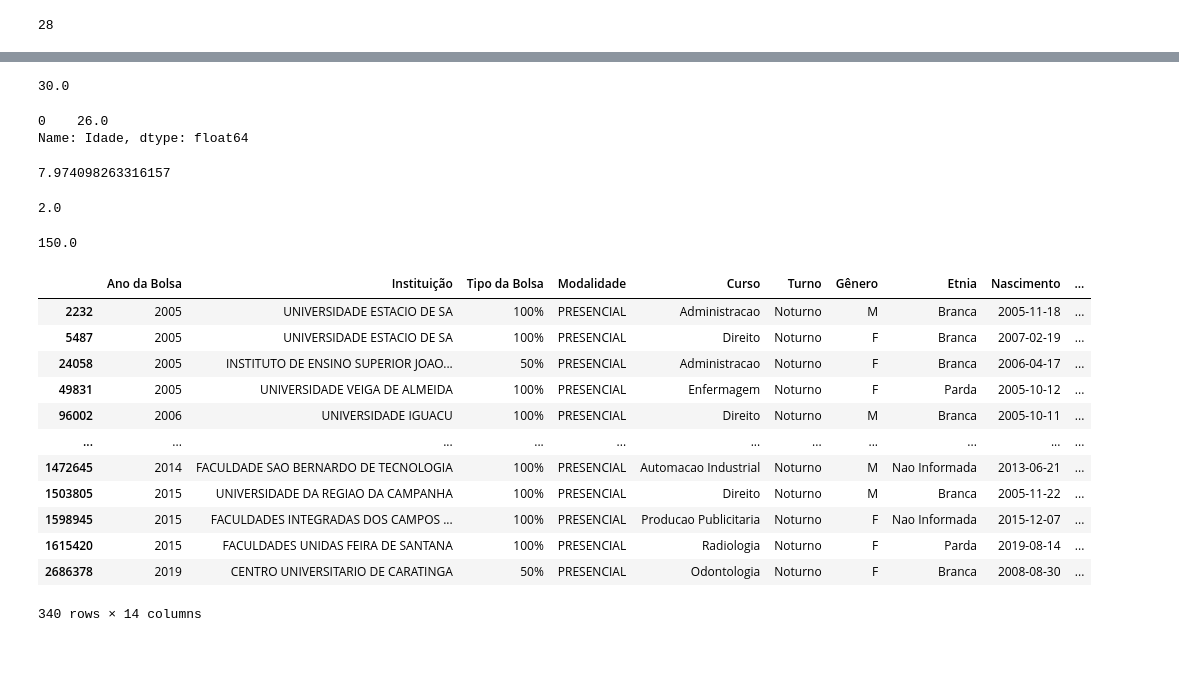
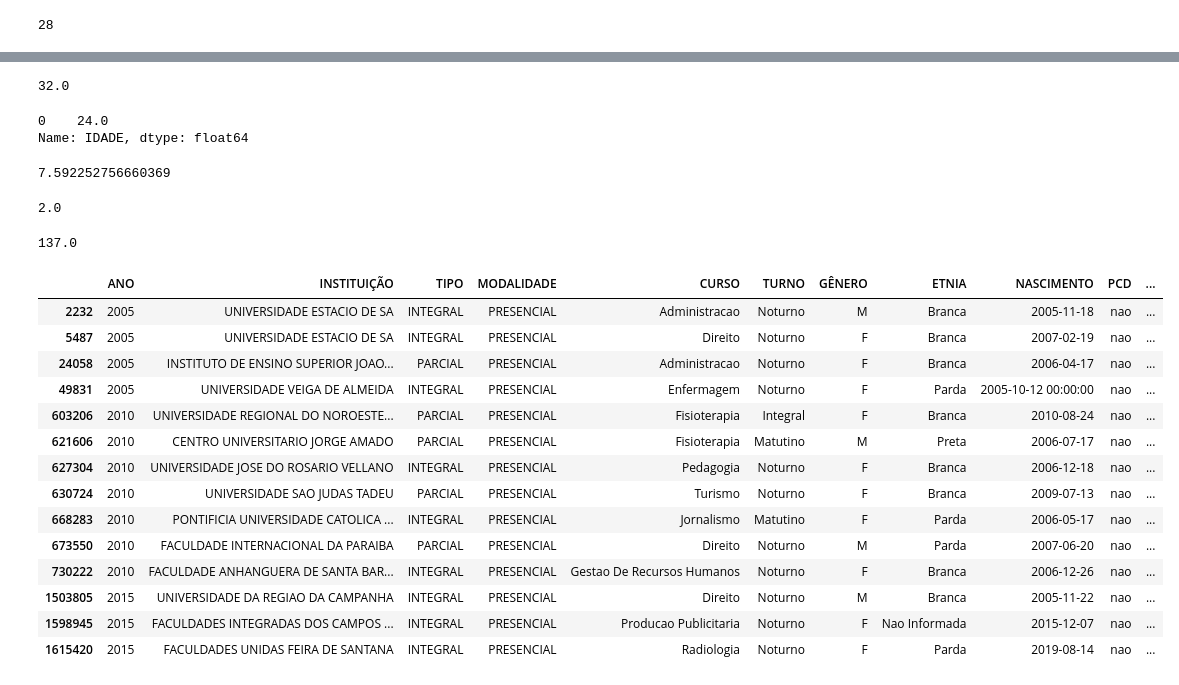
Before and after one commit to rayanchianelli/Projeto_Prouni, a Jupyter notebook: prouni.ipynb, the cells around one changed output, grey strips where cells are left out. Drawn from its saved outputs; the diff is of its cells as text; code cells hidden in the pictures; blank space fills up the shorter version.

```diff
--- a/prouni.ipynb
+++ b/prouni.ipynb
@@ -122,9 +136,9 @@ array(['BOLSA PARCIAL 50%', 'BOLSA INTEGRAL', 'BOLSA COMPLEMENTAR 25%'],
 # %%
-prouni['Tipo da Bolsa'] = prouni['Tipo da Bolsa'].replace('BOLSA PARCIAL 50%', '50%')
+prouni['TIPO'] = prouni['TIPO'].replace('BOLSA PARCIAL 50%', 'PARCIAL')
 # %%
-prouni['Tipo da Bolsa'] = prouni['Tipo da Bolsa'].replace('BOLSA INTEGRAL', '100%')
+prouni['TIPO'] = prouni['TIPO'].replace('BOLSA INTEGRAL', 'INTEGRAL')
 # %%
-prouni['Tipo da Bolsa'] = prouni['Tipo da Bolsa'].replace('BOLSA COMPLEMENTAR 25%', '25%')
+prouni['TIPO'] = prouni['TIPO'].replace('BOLSA COMPLEMENTAR 25%', 'PARCIAL')
 # %%
 prouni
 # %% [output]
@@ -169,6 +183,3 @@ uf = prouni['UF'].unique()
 len(uf)
 # %% [output]
 28
-# %%
-formato_padrao = "%Y-%m-%d"
-prouni['Nascimento'] = pd.to_datetime(prouni['Nascimento'], format=formato_padrao)
@@ -196,14 +190,14 @@ prouni['Idade'].mean()
 # %%
-prouni['Idade'].median()
+prouni['IDADE'].median()
 # %% [output]
-30.0
+32.0
 # %%
-prouni['Idade'].mode()
+prouni['IDADE'].mode()
 # %% [output]
-0    26.0
-Name: Idade, dtype: float64
+0    24.0
+Name: IDADE, dtype: float64
 # %%
-prouni['Idade'].std()
+prouni['IDADE'].std()
 # %% [output]
-7.974098263316157
+7.592252756660369
 # %%
@@ -211,23 +205,25 @@ prouni['Idade'].min()
 # %% [output]
 2.0
 # %%
-prouni['Idade'].max()
+prouni['IDADE'].max()
 # %% [output]
-150.0
+137.0
 # %%
-prouni.loc[prouni['Idade'] <= 15]
+prouni.loc[prouni['IDADE'] <= 15]
 # %% [output]
-|  | Ano da Bolsa | Instituição | Tipo da Bolsa | Modalidade | Curso | Turno | Gênero | Etnia | Nascimento | ... |
-| 2232 | 2005 | UNIVERSIDADE ESTACIO DE SA | 100% | PRESENCIAL | Administracao | Noturno | M | Branca | 2005-11-18 | ... |
-| 5487 | 2005 | UNIVERSIDADE ESTACIO DE SA | 100% | PRESENCIAL | Direito | Noturno | F | Branca | 2007-02-19 | ... |
-| 24058 | 2005 | INSTITUTO DE ENSINO SUPERIOR JOAO... | 50% | PRESENCIAL | Administracao | Noturno | F | Branca | 2006-04-17 | ... |
-| 49831 | 2005 | UNIVERSIDADE VEIGA DE ALMEIDA | 100% | PRESENCIAL | Enfermagem | Noturno | F | Parda | 2005-10-12 | ... |
-| 96002 | 2006 | UNIVERSIDADE IGUACU | 100% | PRESENCIAL | Direito | Noturno | M | Branca | 2005-10-11 | ... |
-| ... | ... | ... | ... | ... | ... | ... | ... | ... | ... | ... |
-| 1472645 | 2014 | FACULDADE SAO BERNARDO DE TECNOLOGIA | 100% | PRESENCIAL | Automacao Industrial | Noturno | M | Nao Informada | 2013-06-21 | ... |
-| 1503805 | 2015 | UNIVERSIDADE DA REGIAO DA CAMPANHA | 100% | PRESENCIAL | Direito | Noturno | M | Branca | 2005-11-22 | ... |
-| 1598945 | 2015 | FACULDADES INTEGRADAS DOS CAMPOS ... | 100% | PRESENCIAL | Producao Publicitaria | Noturno | F | Nao Informada | 2015-12-07 | ... |
-| 1615420 | 2015 | FACULDADES UNIDAS FEIRA DE SANTANA | 100% | PRESENCIAL | Radiologia | Noturno | F | Parda | 2019-08-14 | ... |
-| 2686378 | 2019 | CENTRO UNIVERSITARIO DE CARATINGA | 50% | PRESENCIAL | Odontologia | Noturno | F | Branca | 2008-08-30 | ... |
+|  | ANO | INSTITUIÇÃO | TIPO | MODALIDADE | CURSO | TURNO | GÊNERO | ETNIA | NASCIMENTO | PCD | ... |
+| 2232 | 2005 | UNIVERSIDADE ESTACIO DE SA | INTEGRAL | PRESENCIAL | Administracao | Noturno | M | Branca | 2005-11-18 | nao | ... |
+| 5487 | 2005 | UNIVERSIDADE ESTACIO DE SA | INTEGRAL | PRESENCIAL | Direito | Noturno | F | Branca | 2007-02-19 | nao | ... |
+| 24058 | 2005 | INSTITUTO DE ENSINO SUPERIOR JOAO... | PARCIAL | PRESENCIAL | Administracao | Noturno | F | Branca | 2006-04-17 | nao | ... |
+| 49831 | 2005 | UNIVERSIDADE VEIGA DE ALMEIDA | INTEGRAL | PRESENCIAL | Enfermagem | Noturno | F | Parda | 2005-10-12 00:00:00 | nao | ... |
+| 603206 | 2010 | UNIVERSIDADE REGIONAL DO NOROESTE... | PARCIAL | PRESENCIAL | Fisioterapia | Integral | F | Branca | 2010-08-24 | nao | ... |
+| 621606 | 2010 | CENTRO UNIVERSITARIO JORGE AMADO | PARCIAL | PRESENCIAL | Fisioterapia | Matutino | M | Preta | 2006-07-17 | nao | ... |
+| 627304 | 2010 | UNIVERSIDADE JOSE DO ROSARIO VELLANO | INTEGRAL | PRESENCIAL | Pedagogia | Noturno | F | Branca | 2006-12-18 | nao | ... |
+| 630724 | 2010 | UNIVERSIDADE SAO JUDAS TADEU | PARCIAL | PRESENCIAL | Turismo | Noturno | F | Branca | 2009-07-13 | nao | ... |
+| 668283 | 2010 | PONTIFICIA UNIVERSIDADE CATOLICA ... | INTEGRAL | PRESENCIAL | Jornalismo | Matutino | F | Parda | 2006-05-17 | nao | ... |
+| 673550 | 2010 | FACULDADE INTERNACIONAL DA PARAIBA | PARCIAL | PRESENCIAL | Direito | Noturno | M | Parda | 2007-06-20 | nao | ... |
+| 730222 | 2010 | FACULDADE ANHANGUERA DE SANTA BAR... | INTEGRAL | PRESENCIAL | Gestao De Recursos Humanos | Noturno | F | Branca | 2006-12-26 | nao | ... |
+| 1503805 | 2015 | UNIVERSIDADE DA REGIAO DA CAMPANHA | INTEGRAL | PRESENCIAL | Direito | Noturno | M | Branca | 2005-11-22 | nao | ... |
+| 1598945 | 2015 | FACULDADES INTEGRADAS DOS CAMPOS ... | INTEGRAL | PRESENCIAL | Producao Publicitaria | Noturno | F | Nao Informada | 2015-12-07 | nao | ... |
+| 1615420 | 2015 | FACULDADES UNIDAS FEIRA DE SANTANA | INTEGRAL | PRESENCIAL | Radiologia | Noturno | F | Parda | 2019-08-14 | nao | ... |
-340 rows × 14 columns
 # %%
```
Also changed, not shown: parts of 30 cells of this notebook, 3 other files.
